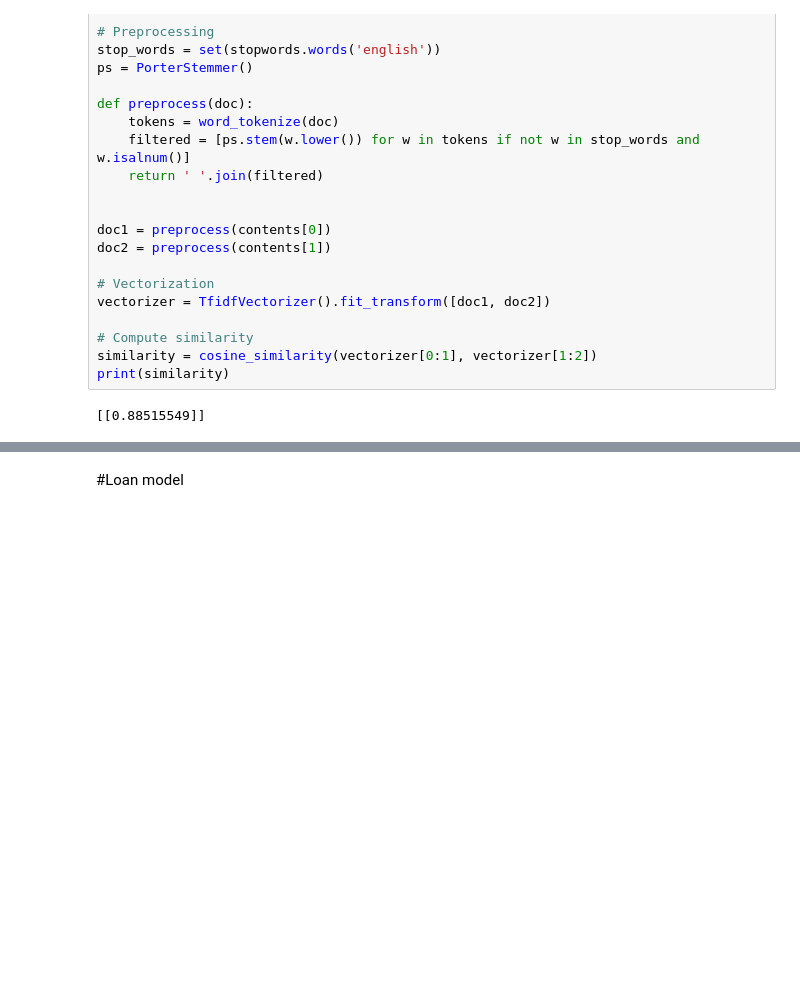
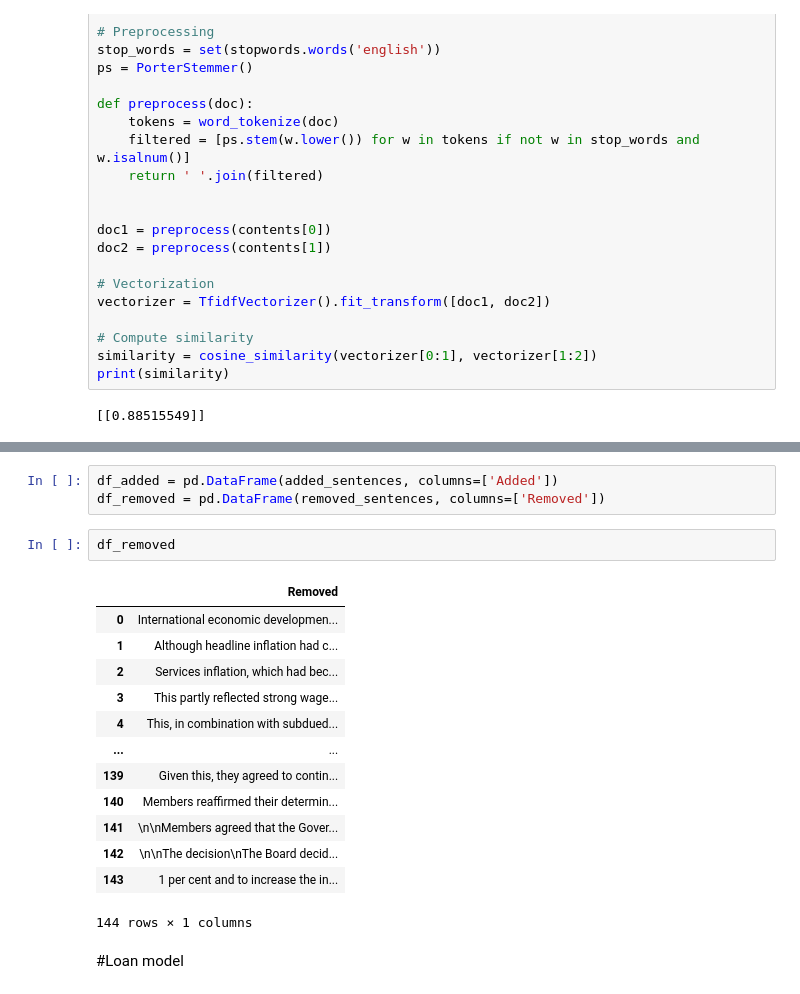
Before and after one commit to kanalive/notebooks, a Jupyter notebook: RBA_mins_sim_test.ipynb, the cells around one changed output, grey strips where cells are left out. Drawn from its saved outputs; the diff is of its cells as text; blank space fills up the shorter version.

```diff
--- a/RBA_mins_sim_test.ipynb
+++ b/RBA_mins_sim_test.ipynb
@@ -158,3 +238,22 @@ df
+# %%
+df_added = pd.DataFrame(added_sentences, columns=['Added'])
+df_removed = pd.DataFrame(removed_sentences, columns=['Removed'])
+# %%
+df_removed
+# %% [output]
+|  | Removed |
+| 0 | International economic developmen... |
+| 1 | Although headline inflation had c... |
+| 2 | Services inflation, which had bec... |
+| 3 | This partly reflected strong wage... |
+| 4 | This, in combination with subdued... |
+| ... | ... |
+| 139 | Given this, they agreed to contin... |
+| 140 | Members reaffirmed their determin... |
+| 141 | \n\nMembers agreed that the Gover... |
+| 142 | \n\nThe decision\nThe Board decid... |
+| 143 | 1 per cent and to increase the in... |
+144 rows × 1 columns
 # %% [markdown]
 #Loan model
 # %%
```
Also changed, not shown: parts of 7 cells of this notebook.
